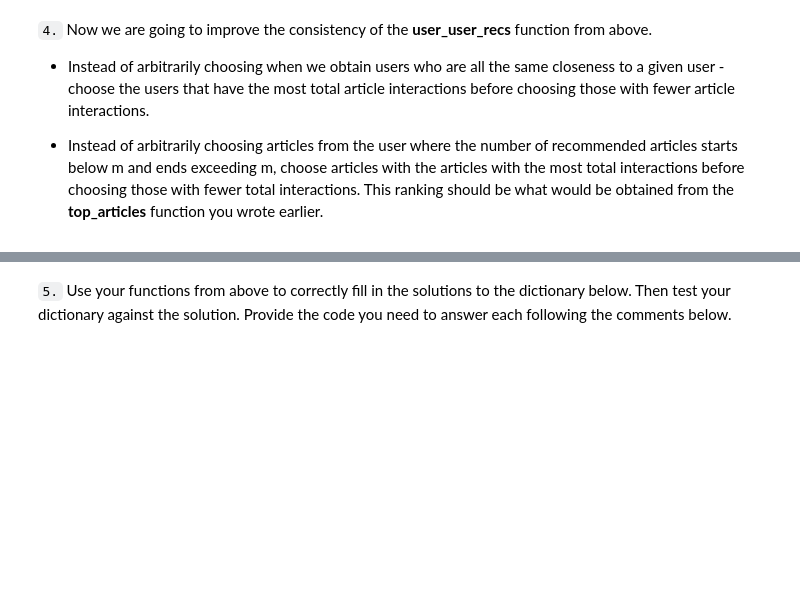
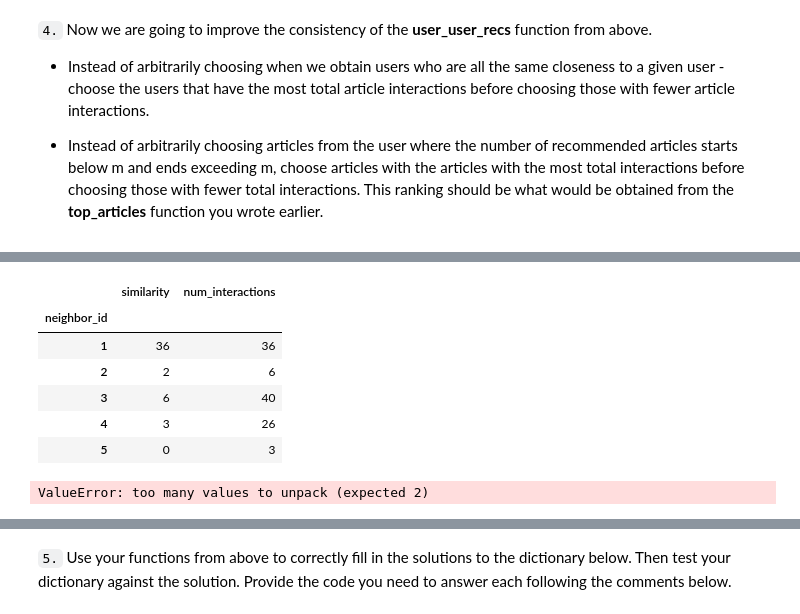
Before and after one commit to xueweiyema/RecommendationsWithIBM, a Jupyter notebook: Recommendations_with_IBM.ipynb, the cells around one changed output, grey strips where cells are left out. Drawn from its saved outputs; the diff is of its cells as text; code cells hidden in the pictures; blank space fills up the shorter version.

Commit message:
part 4

```diff
--- a/Recommendations_with_IBM.ipynb
+++ b/Recommendations_with_IBM.ipynb
@@ -702,3 +692,8 @@ TypeError: unhashable type: 'list'
 
 
 * Instead of arbitrarily choosing articles from the user where the number of recommended articles starts below m and ends exceeding m, choose articles with the articles with the most total interactions before choosing those with fewer total interactions. This ranking should be  what would be obtained from the **top_articles** function you wrote earlier.
+# %%
+df_user_articles=df[['user_id','article_id']].groupby('user_id').count()
+df_user_articles.rename(columns={'article_id':'num_interactions'},inplace=True)
+df_user_articles.index.names = ['neighbor_id']
+df_user_articles.head()
@@ -705,3 +708,18 @@ TypeError: unhashable type: 'list'
+# %%
+similar_list = np.dot(user_item.loc[1],user_item.T)
+df_similar = pd.DataFrame({'neighbor_id':user_item.index,'similarity':similar_list})
+df_similar.set_index('neighbor_id',inplace=True)
+neighbors_df = pd.merge(df_similar, df_user_articles, left_index=True, right_index=True)
+# %%
+neighbors_df.head()
+# %% [output]
+|  | similarity | num_interactions |
+| neighbor_id |  |  |
+| 1 | 36 | 36 |
+| 2 | 2 | 6 |
+| 3 | 6 | 40 |
+| 4 | 3 | 26 |
+| 5 | 0 | 3 |
 # %%
 def get_top_sorted_users(user_id, df=df, user_item=user_item):
     '''
@@ -755,0 +798,4 @@ def user_user_recs_part2(user_id, m=10):
+# %%
+a,b=user_user_recs_part2(20, 10)
+# %% [output]
+ValueError: too many values to unpack (expected 2)
```
Also changed, not shown: parts of 11 cells of this notebook.
